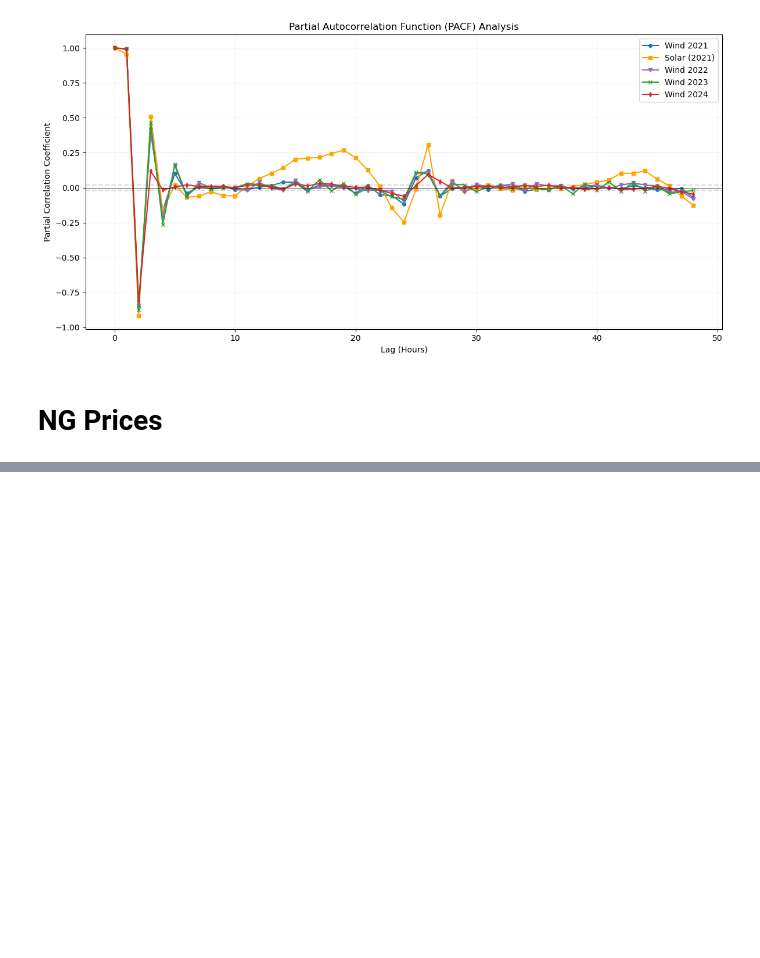
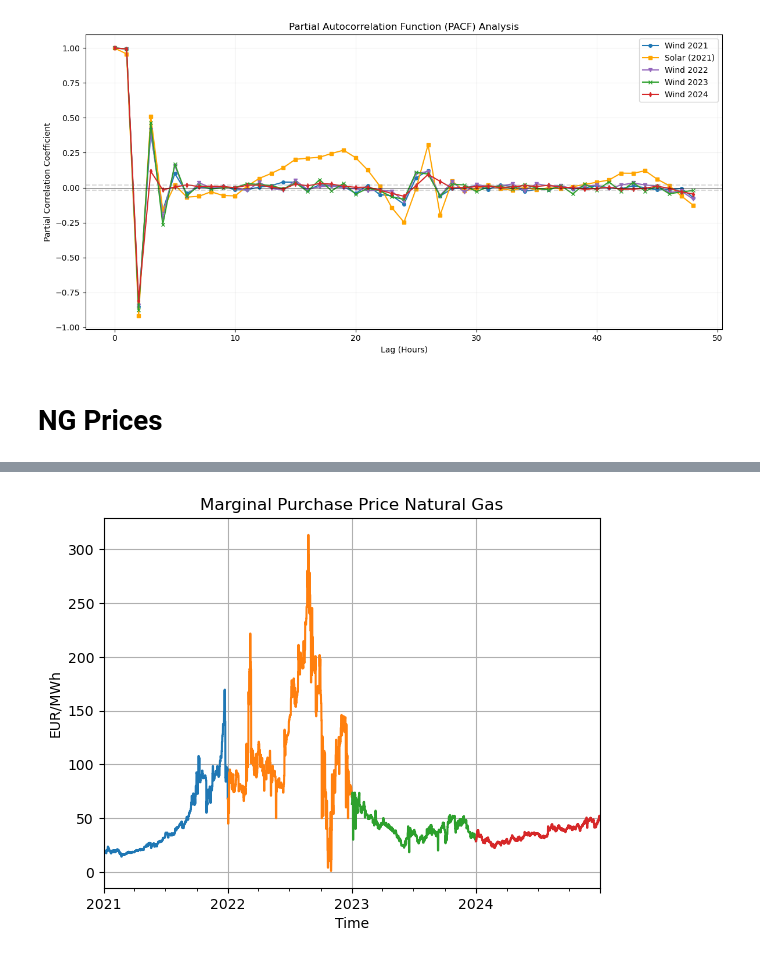
Before and after one commit to pulio12/Msc_Thesis_Greenlab_Skive, a Jupyter notebook: Final_File.ipynb, the cells around one changed output, grey strips where cells are left out. Saved outputs shown, nothing was run; the diff lists cells and outputs as text; code cells hidden in the pictures; blank space fills up the shorter version.

```diff
--- a/Final_File.ipynb
+++ b/Final_File.ipynb
@@ -231,0 +426,17 @@ NG_price["MarginalPurchasePriceEUR_MWh"] = NG_price["MarginalPurchasePriceEUR_MW
+# %%
+
+# To add it to your PyPSA network:
+# n23.generators_t.weight_carbon = co2_2023.values
+grid_emissions = co2_21_24/1e3 # t/MWh
+NG_price["MarginalPurchasePriceEUR_MWh"]["2021"].plot()
+NG_price["MarginalPurchasePriceEUR_MWh"]["2022"].plot()
+NG_price["MarginalPurchasePriceEUR_MWh"]["2023"].plot()
+NG_price["MarginalPurchasePriceEUR_MWh"]["2024"].plot()
+#elspotprices["SpotPriceEUR"].plot()
+plt.xlabel("Time")
+plt.ylabel("EUR/MWh")
+plt.xlim("2021-01-01", "2024-12-31")
+plt.title("Marginal Purchase Price Natural Gas")
+plt.grid()
+# %% [output]
+[figure, added]
```
Also changed, not shown: parts of 45 cells of this notebook.
